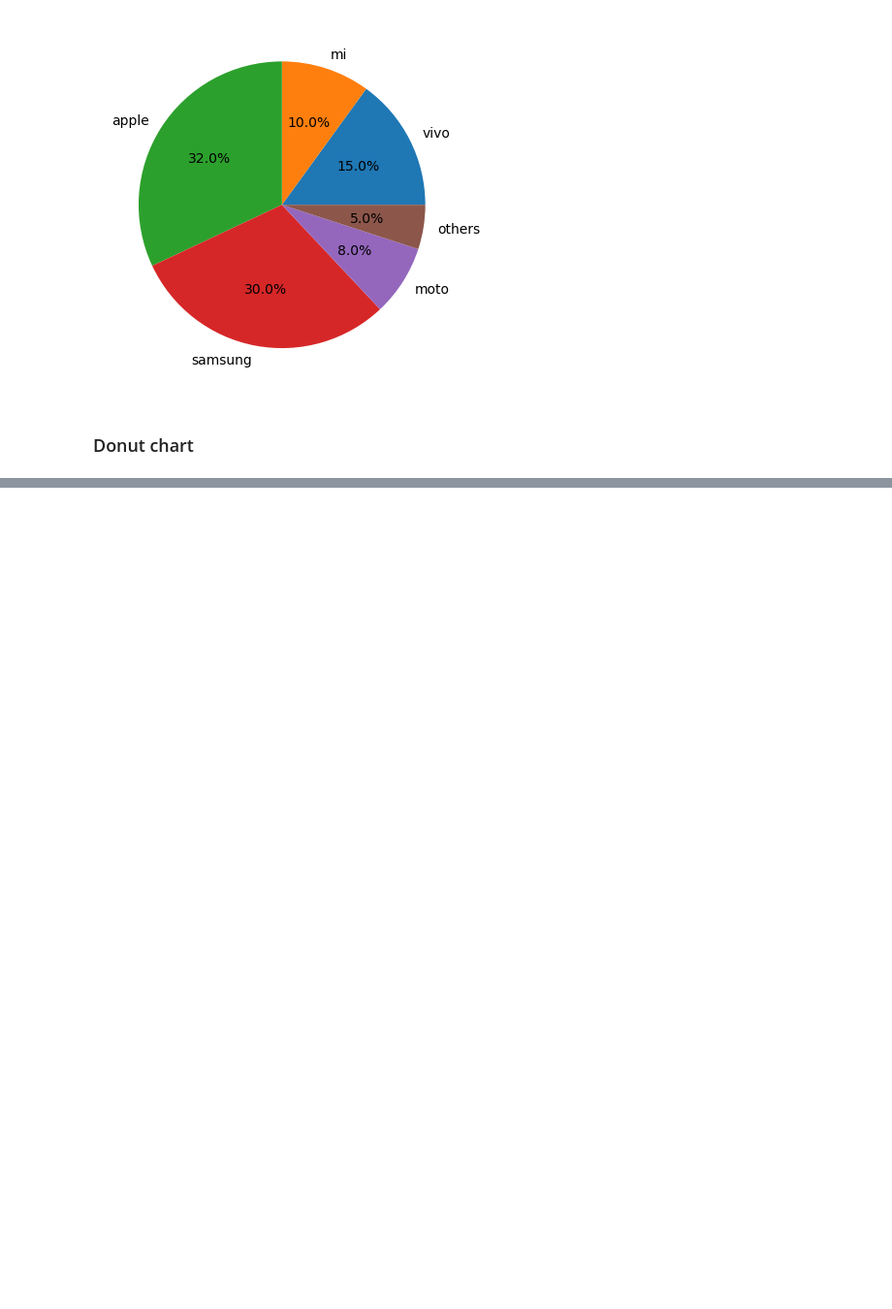
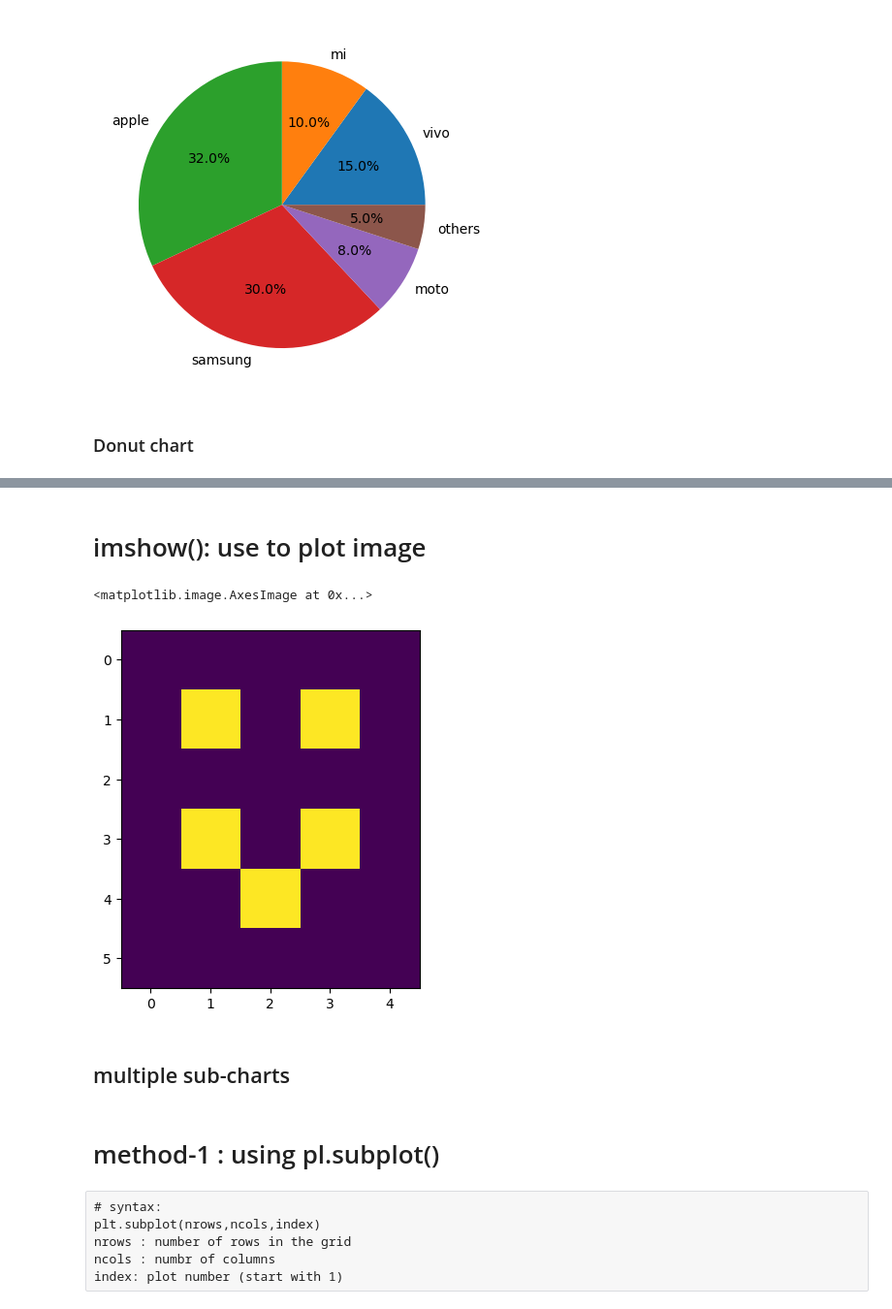
Before and after one commit to Shivacharan16/Data-Analytics-, a Jupyter notebook: Matplotlib.ipynb, the cells around one changed output, grey strips where cells are left out. Shown at 97% size. Drawn from its saved outputs; the diff is of its cells as text; code cells hidden in the pictures; blank space fills up the shorter version.

```diff
--- a/Matplotlib.ipynb
+++ b/Matplotlib.ipynb
@@ -178,0 +196,18 @@ plt.show()
+# %% [markdown]
+# imshow(): use  to plot image
+# %%
+import numpy as np
+
+smiley = np.array([
+    [0,0,0,0,0],
+    [0,1,0,1,0],
+    [0,0,0,0,0],
+    [0,1,0,1,0],
+    [0,0,1,0,0],
+    [0,0,0,0,0]])
+plt.imshow(smiley)
+# %% [output]
+<matplotlib.image.AxesImage at 0x...>
+[figure, added]
+# %% [markdown]
+## multiple sub-charts
@@ -178,0 +217,8 @@ plt.show()
+# %% [markdown]
+# method-1 : using pl.subplot()
+# %% [raw]
+# syntax:
+plt.subplot(nrows,ncols,index)
+nrows : number of rows in the grid
+ncols : numbr of columns
+index: plot number (start with 1)
```
Also changed, not shown: parts of 11 cells of this notebook.
